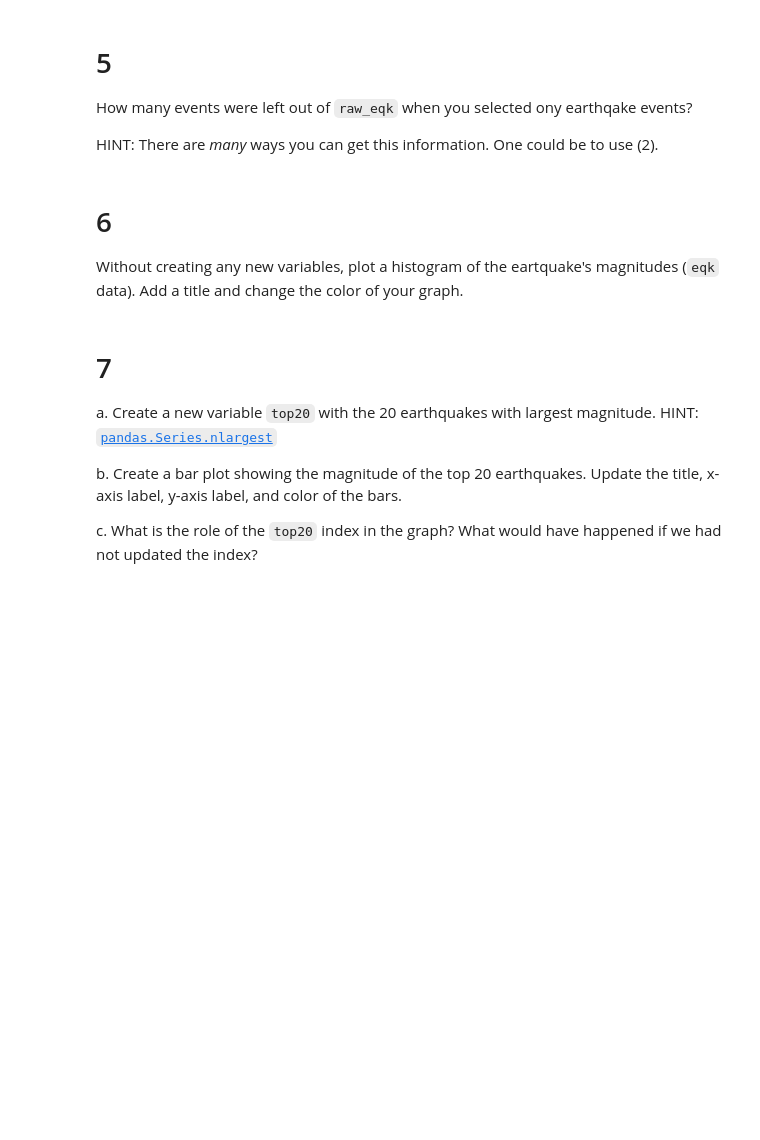
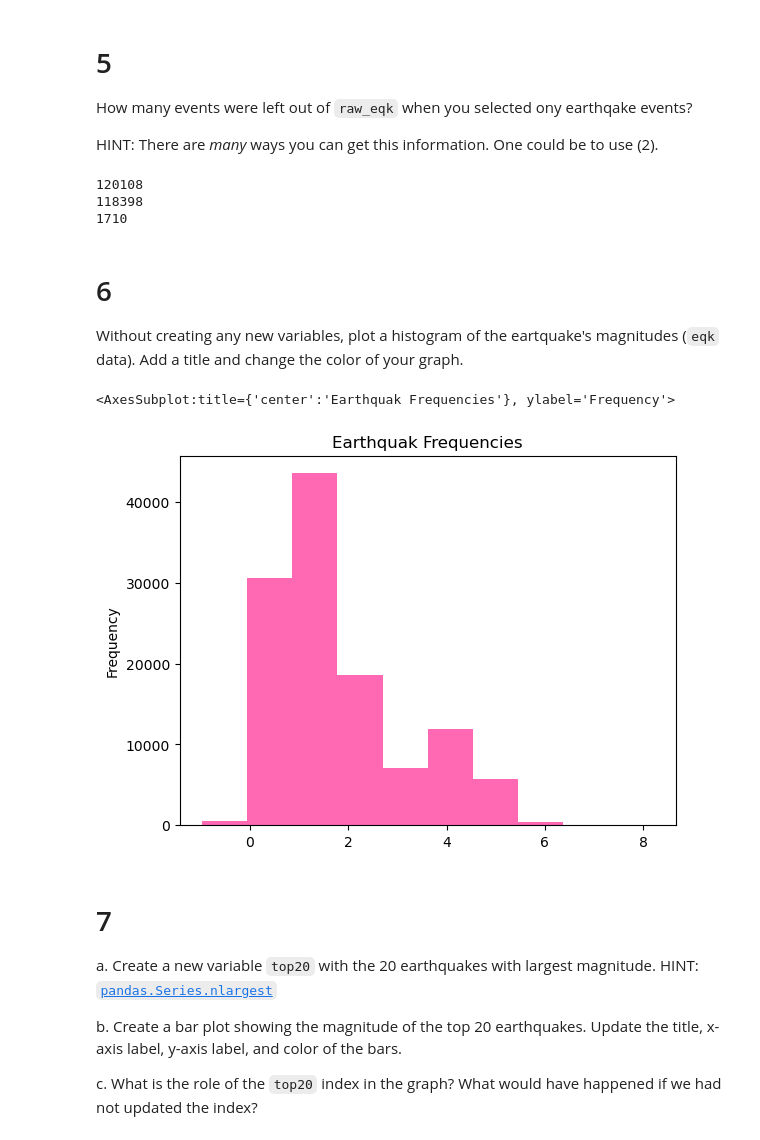
Before and after one commit to saingersoll/eds220-hwk-1, a Jupyter notebook: hwk1-task4.ipynb, the cells around one changed output. Saved outputs shown, nothing was run; the diff lists cells and outputs as text; code cells hidden in the pictures; blank space fills up the shorter version.

Commit message:
hist plot

```diff
--- a/hwk1-task4.ipynb
+++ b/hwk1-task4.ipynb
@@ -98,0 +109,3 @@ c. Check the new index by viewing the first 3 rows of `eqk`.
+# %%
+# b
+eqk = raw_eqk.set_index('id')               # This sets the index of the data subset to be organized by id
@@ -107,3 +127,13 @@ HINT: There are *many* ways you can get this information. One could be to use (2
+# %%
+print(len(raw_eqk))               # Displays the length of the raw data, 120108
+
+print(len(eqk))                   # Displays the length of the filtered data, 118398
+
+print(len(raw_eqk) - len(eqk))    # Displays the difference between the two lengths, 1710
+# %% [output]
+120108
+118398
+1710
 # %% [markdown]
 # 6
 Without creating any new variables, plot a histogram of the eartquake's magnitudes (`eqk` data). Add a title and change the color of your graph.
@@ -112,3 +140,11 @@ Without creating any new variables, plot a histogram of the eartquake's magnitud
+# %%
+eqk.mag.plot(kind = 'hist',                          # type of graph
+             title ='Earthquak Frequencies',         # title
+             xlabel = 'Magnitude',                   # should pop out x-label but there's a bug
+             color ='hotpink')                       # changes the color to hot pink
+# %% [output]
+<AxesSubplot:title={'center':'Earthquak Frequencies'}, ylabel='Frequency'>
+[figure, added]
 # %% [markdown]
 # 7
 
```
Also changed, not shown: parts of 6 cells of this notebook.
